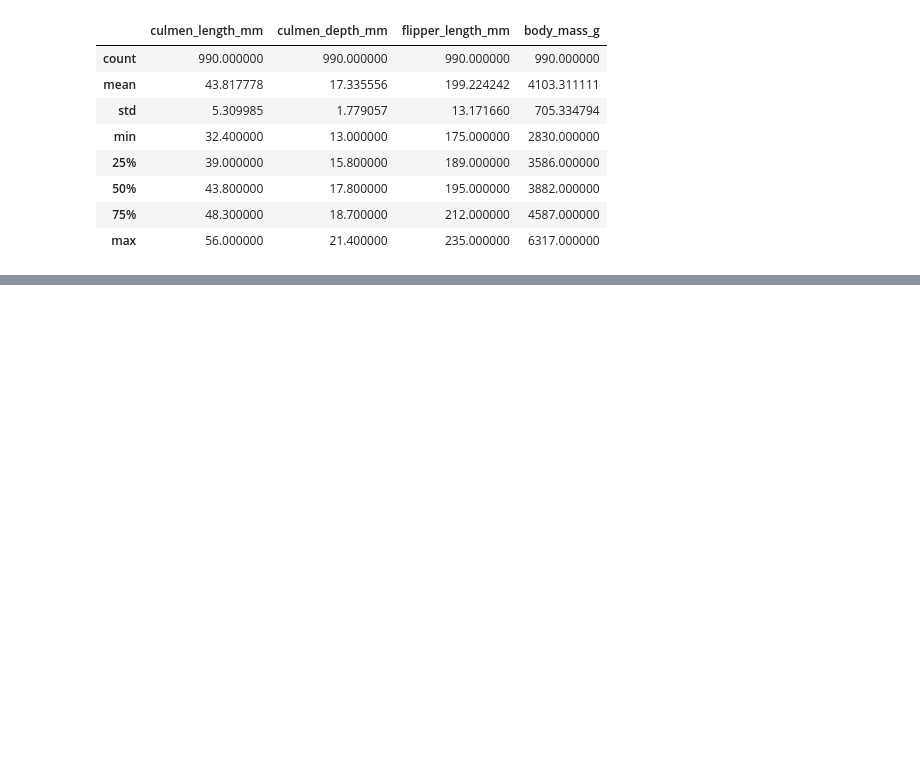
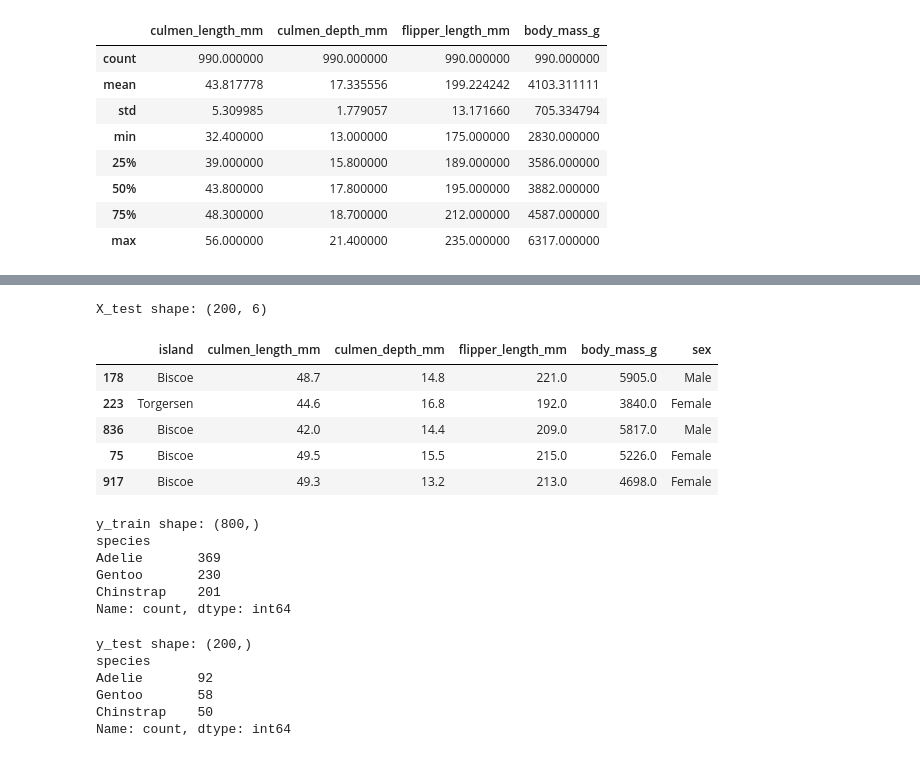
Before and after one commit to rohail410/Penguin-Species-Classification-Project, a Jupyter notebook: project.ipynb, the cells around one changed output, grey strips where cells are left out. Saved outputs shown, nothing was run; the diff lists cells and outputs as text; code cells hidden in the pictures; blank space fills up the shorter version.

```diff
--- a/project.ipynb
+++ b/project.ipynb
@@ -670,0 +704,31 @@ df[num_cols].describe()
+# %%
+print("X_test shape:", X_test.shape)
+X_test.head()
+# %% [output]
+X_test shape: (200, 6)
+|  | island | culmen_length_mm | culmen_depth_mm | flipper_length_mm | body_mass_g | sex |
+| 178 | Biscoe | 48.7 | 14.8 | 221.0 | 5905.0 | Male |
+| 223 | Torgersen | 44.6 | 16.8 | 192.0 | 3840.0 | Female |
+| 836 | Biscoe | 42.0 | 14.4 | 209.0 | 5817.0 | Male |
+| 75 | Biscoe | 49.5 | 15.5 | 215.0 | 5226.0 | Female |
+| 917 | Biscoe | 49.3 | 13.2 | 213.0 | 4698.0 | Female |
+# %%
+print("y_train shape:", y_train.shape)
+print(y_train.value_counts())
+# %% [output]
+y_train shape: (800,)
+species
+Adelie       369
+Gentoo       230
+Chinstrap    201
+Name: count, dtype: int64
+# %%
+print("y_test shape:", y_test.shape)
+print(y_test.value_counts())
+# %% [output]
+y_test shape: (200,)
+species
+Adelie       92
+Gentoo       58
+Chinstrap    50
+Name: count, dtype: int64
```
Also changed, not shown: parts of 5 cells of this notebook, 2 other files.
